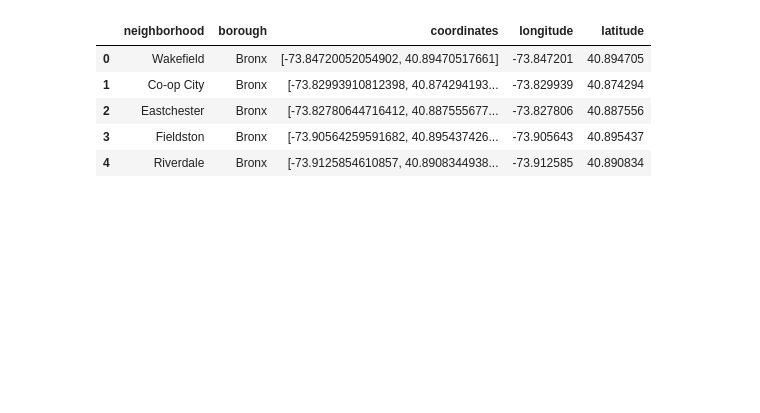
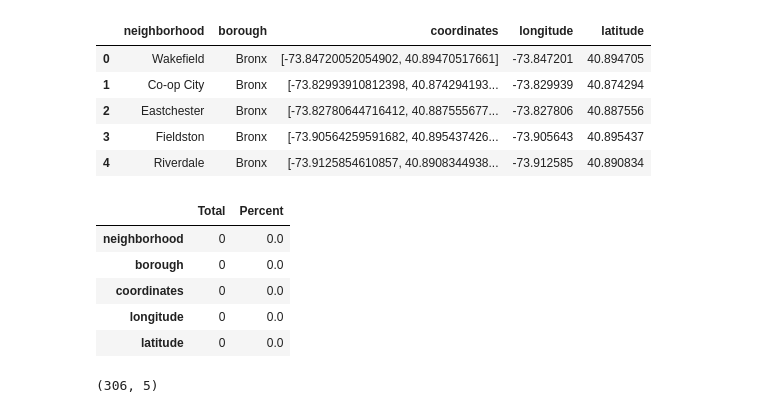
Before and after one commit to ktamkee/NYC_midterm_project, a Jupyter notebook: data/nyc_geo.ipynb, the cells around one changed output. Saved outputs shown, nothing was run; the diff lists cells and outputs as text; code cells hidden in the pictures; blank space fills up the shorter version.

```diff
--- a/data/nyc_geo.ipynb
+++ b/data/nyc_geo.ipynb
@@ -65,3 +66,20 @@ nyc_df.head()
 | 2 | Eastchester | Bronx | [-73.82780644716412, 40.887555677... | -73.827806 | 40.887556 |
 | 3 | Fieldston | Bronx | [-73.90564259591682, 40.895437426... | -73.905643 | 40.895437 |
 | 4 | Riverdale | Bronx | [-73.9125854610857, 40.8908344938... | -73.912585 | 40.890834 |
+# %%
+# Check for missing data
+total = nyc_df.isnull().sum().sort_values(ascending=False)
+percent = (nyc_df.isnull().sum()/nyc_df.isnull().count()).sort_values(ascending=False)
+missing_data = pd.concat([total, percent], axis=1, keys=['Total', 'Percent'])
+missing_data.head()
+# %% [output]
+|  | Total | Percent |
+| neighborhood | 0 | 0.0 |
+| borough | 0 | 0.0 |
+| coordinates | 0 | 0.0 |
+| longitude | 0 | 0.0 |
+| latitude | 0 | 0.0 |
+# %%
+nyc_df.shape
+# %% [output]
+(306, 5)
```
Also changed, not shown: parts of 1 cell of this notebook, 1 other file.
